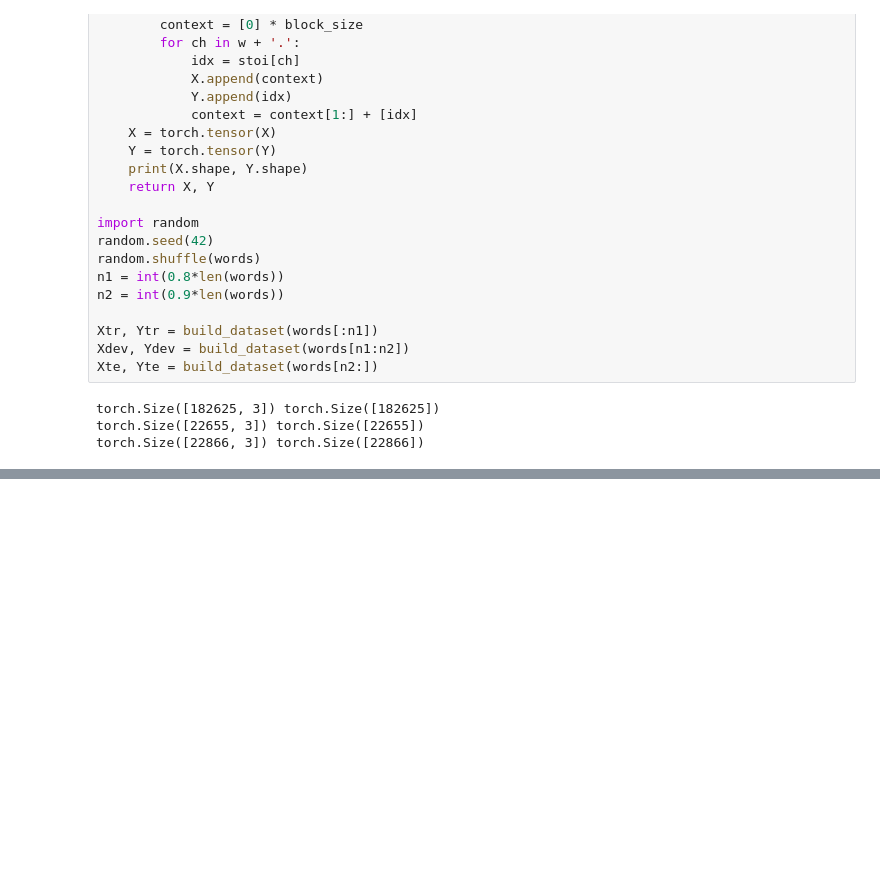
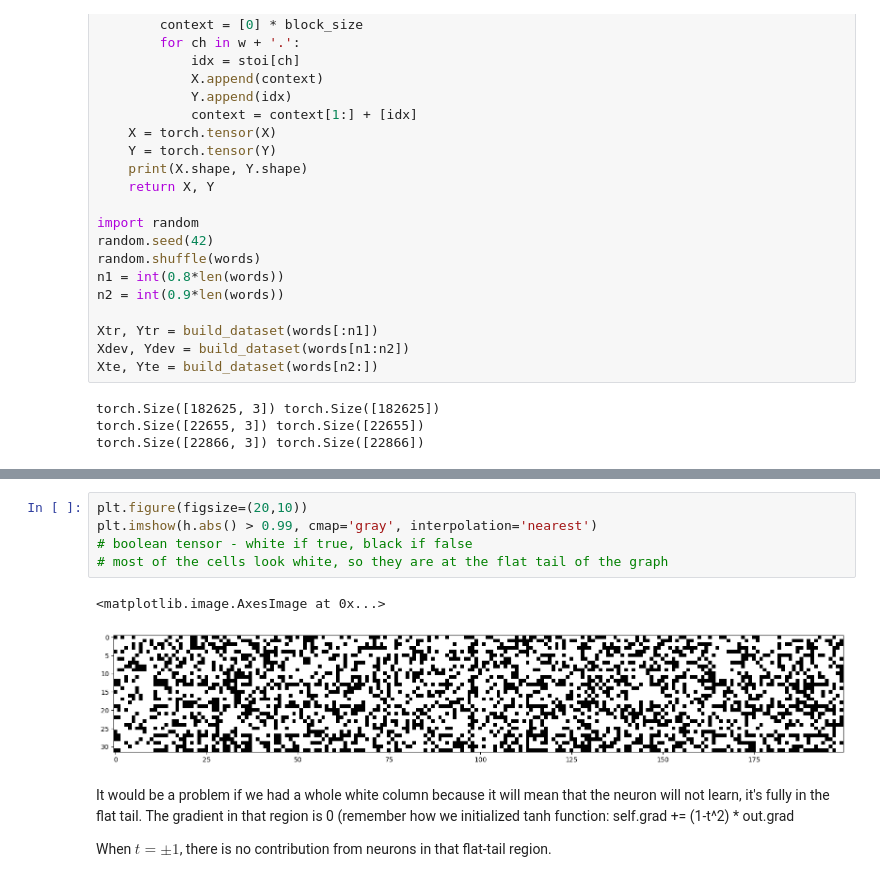
Before and after one commit to Nazym-MU/neural-nets-intro, a Jupyter notebook: makemore (lecture 4).ipynb, the cells around one changed output, grey strips where cells are left out. Saved outputs shown, nothing was run; the diff lists cells and outputs as text; blank space fills up the shorter version.

```diff
--- a/makemore (lecture 4).ipynb
+++ b/makemore (lecture 4).ipynb
@@ -118,0 +125,12 @@ for i in range(max_steps):
+# %%
+plt.figure(figsize=(20,10))
+plt.imshow(h.abs() > 0.99, cmap='gray', interpolation='nearest')
+# boolean tensor - white if true, black if false
+# most of the cells look white, so they are at the flat tail of the graph
+# %% [output]
+<matplotlib.image.AxesImage at 0x...>
+[figure, added]
+# %% [markdown]
+It would be a problem if we had a whole white column because it will mean that the neuron will not learn, it's fully in the flat tail. The gradient in that region is 0 (remember how we initialized tanh function: self.grad += (1-t^2) * out.grad
+
+When $t = \pm 1$, there is no contribution from neurons in that flat-tail region.
```
Also changed, not shown: parts of 16 cells of this notebook.
